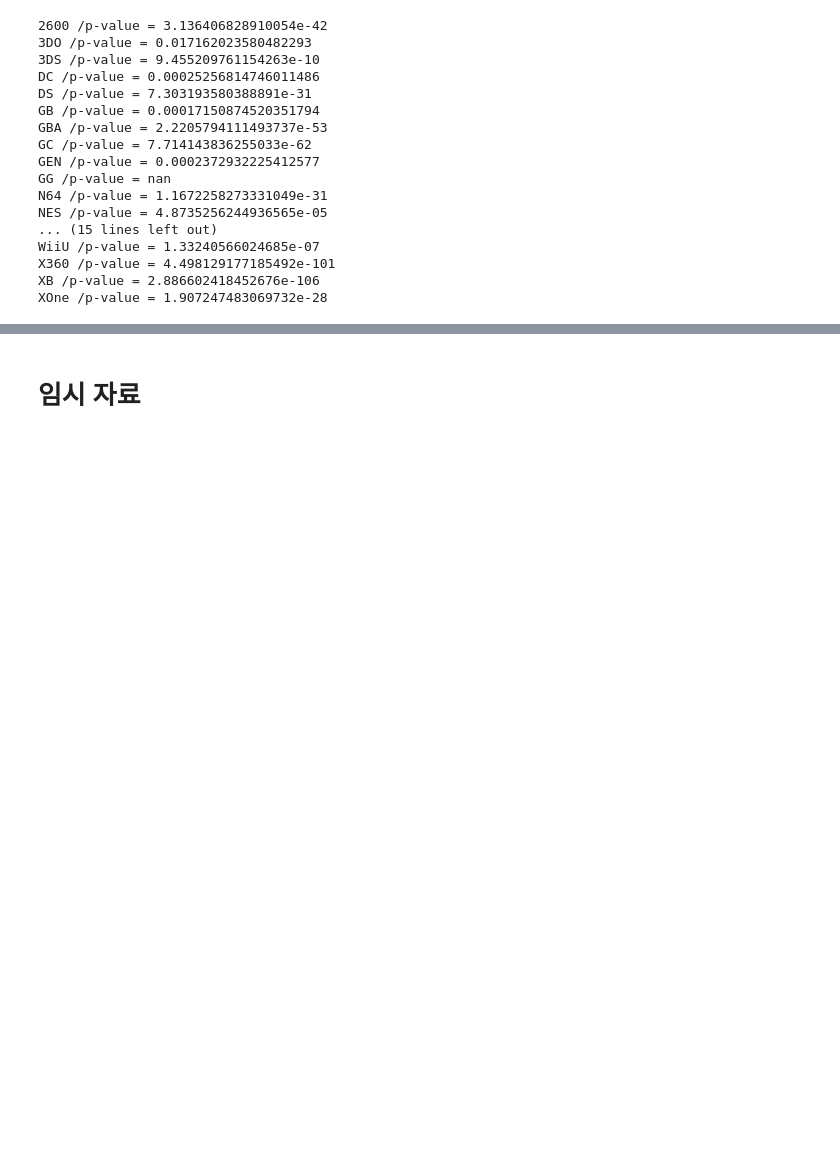
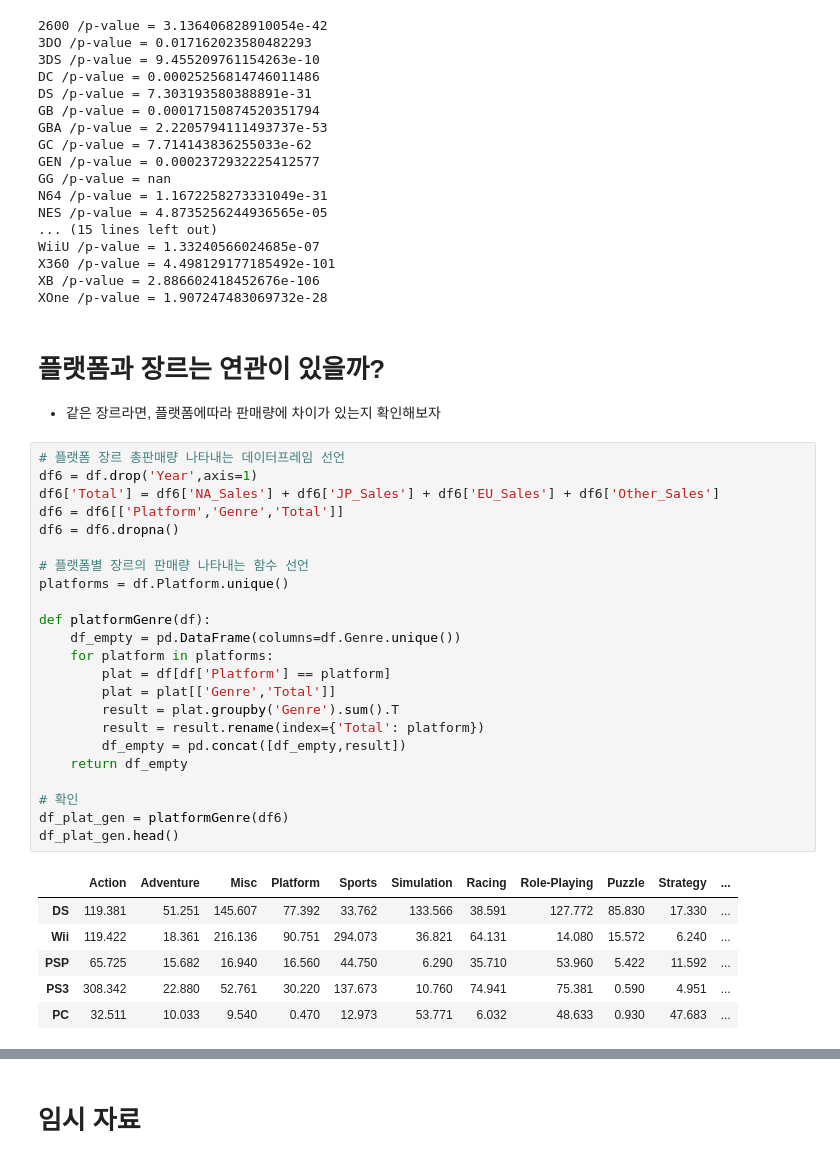
Before and after one commit to bong7233/AI_Project_1, a Jupyter notebook: AI_03_이상봉_Section1.ipynb, the cells around one changed output, grey strips where cells are left out. Saved outputs shown, nothing was run; the diff lists cells and outputs as text; blank space fills up the shorter version.

```diff
--- a/AI_03_이상봉_Section1.ipynb
+++ b/AI_03_이상봉_Section1.ipynb
@@ -292,3 +293,36 @@ WiiU /p-value = 1.33240566024685e-07
 X360 /p-value = 4.498129177185492e-101
 XB /p-value = 2.886602418452676e-106
 XOne /p-value = 1.907247483069732e-28
+# %% [markdown]
+# 플랫폼과 장르는 연관이 있을까?
+- 같은 장르라면, 플랫폼에따라 판매량에 차이가 있는지 확인해보자
+# %%
+# 플랫폼 장르 총판매량 나타내는 데이터프레임 선언
+df6 = df.drop('Year',axis=1)
+df6['Total'] = df6['NA_Sales'] + df6['JP_Sales'] + df6['EU_Sales'] + df6['Other_Sales']
+df6 = df6[['Platform','Genre','Total']]
+df6 = df6.dropna()
+
+# 플랫폼별 장르의 판매량 나타내는 함수 선언
+platforms = df.Platform.unique()
+
+def platformGenre(df):
+    df_empty = pd.DataFrame(columns=df.Genre.unique())
+    for platform in platforms:
+        plat = df[df['Platform'] == platform]
+        plat = plat[['Genre','Total']]
+        result = plat.groupby('Genre').sum().T
+        result = result.rename(index={'Total': platform})
+        df_empty = pd.concat([df_empty,result])
+    return df_empty
+
+# 확인
+df_plat_gen = platformGenre(df6)
+df_plat_gen.head()
+# %% [output]
+|  | Action | Adventure | Misc | Platform | Sports | Simulation | Racing | Role-Playing | Puzzle | Strategy | ... |
+| DS | 119.381 | 51.251 | 145.607 | 77.392 | 33.762 | 133.566 | 38.591 | 127.772 | 85.830 | 17.330 | ... |
+| Wii | 119.422 | 18.361 | 216.136 | 90.751 | 294.073 | 36.821 | 64.131 | 14.080 | 15.572 | 6.240 | ... |
+| PSP | 65.725 | 15.682 | 16.940 | 16.560 | 44.750 | 6.290 | 35.710 | 53.960 | 5.422 | 11.592 | ... |
+| PS3 | 308.342 | 22.880 | 52.761 | 30.220 | 137.673 | 10.760 | 74.941 | 75.381 | 0.590 | 4.951 | ... |
+| PC | 32.511 | 10.033 | 9.540 | 0.470 | 12.973 | 53.771 | 6.032 | 48.633 | 0.930 | 47.683 | ... |
```
Also changed, not shown: parts of 12 cells of this notebook.
